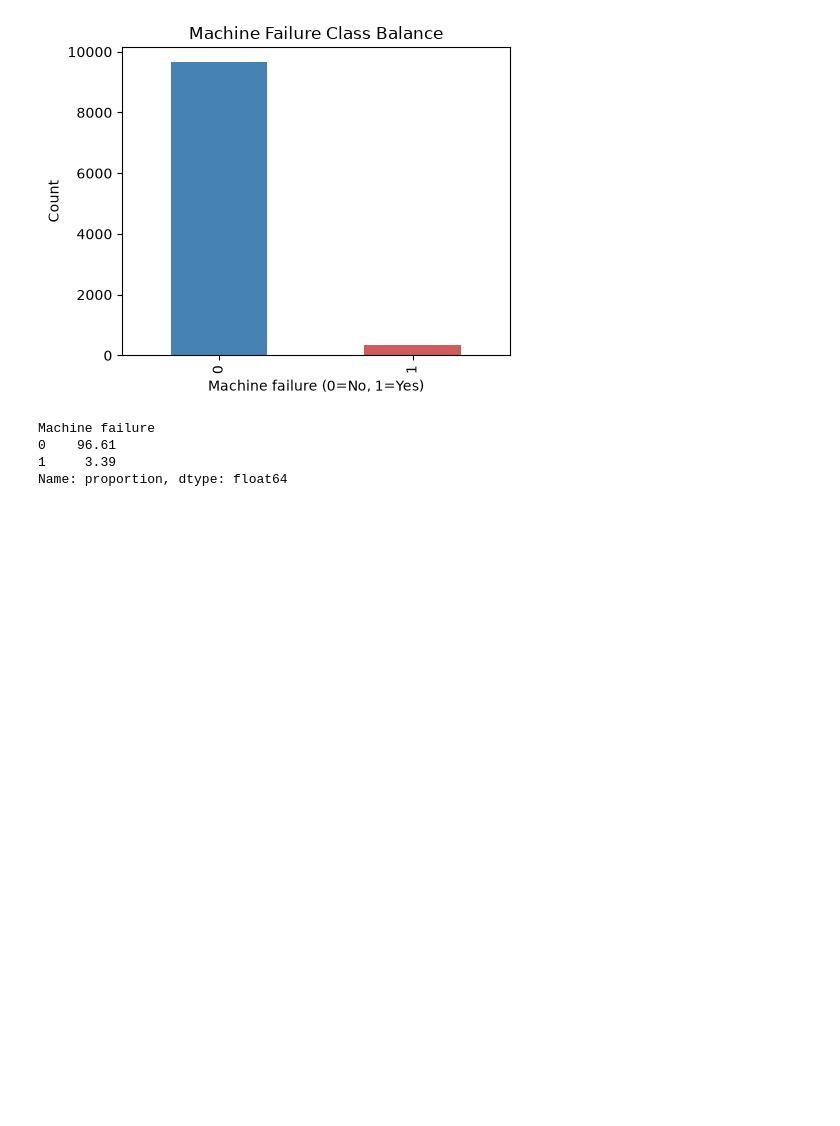
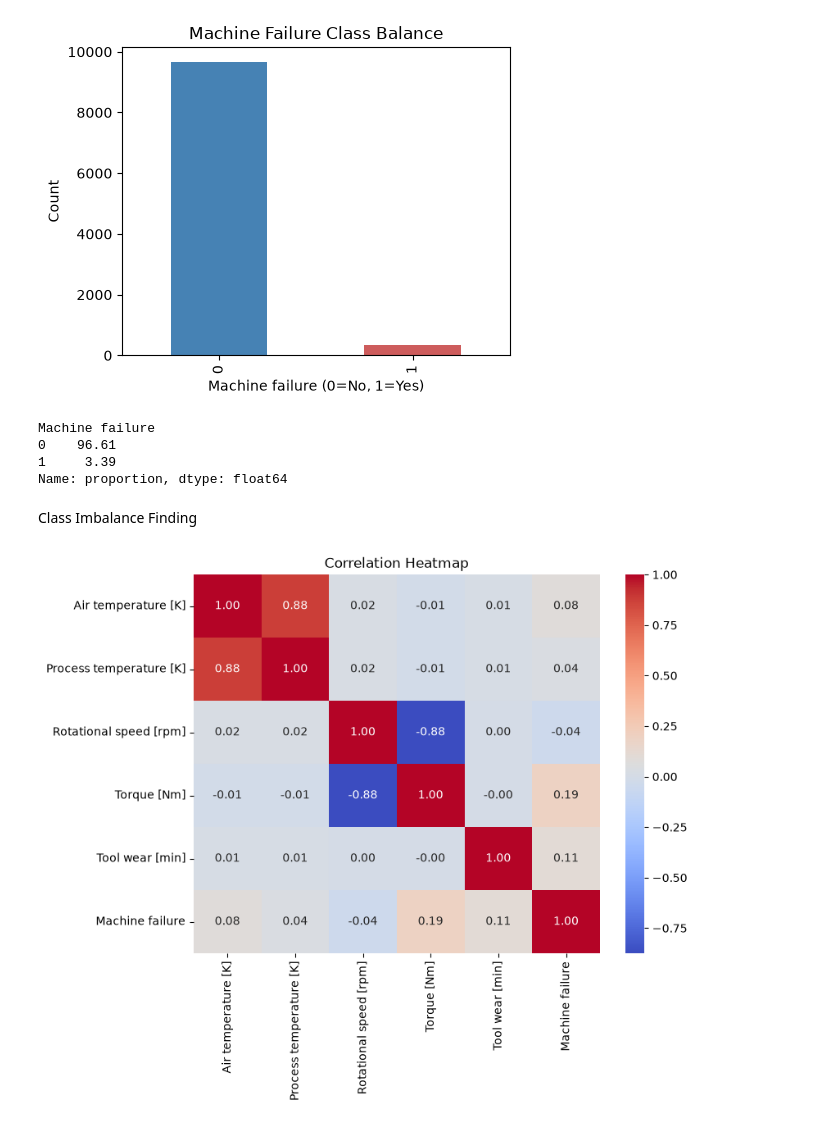
Before and after one commit to chaminduchirantha/predictive-maintenance-rul, a Jupyter notebook: notebooks/ml_final_project.ipynb, the cells around one changed output. Cells and saved outputs as stored; diff of their text form; code cells hidden in the pictures; blank space fills up the shorter version.

Commit message:
eda: add correlation heatmap

```diff
--- a/notebooks/ml_final_project.ipynb
+++ b/notebooks/ml_final_project.ipynb
@@ -132,3 +132,14 @@ Machine failure
 0    96.61
 1     3.39
 Name: proportion, dtype: float64
+# %% [markdown]
+Class Imbalance Finding
+# %%
+plt.figure(figsize=(8, 6))
+cols = ['Air temperature [K]', 'Process temperature [K]', 'Rotational speed [rpm]',
+        'Torque [Nm]', 'Tool wear [min]', 'Machine failure']
+sns.heatmap(df[cols].corr(), annot=True, cmap='coolwarm', fmt=".2f")
+plt.title('Correlation Heatmap')
+plt.show()
+# %% [output]
+[figure, added]
```
